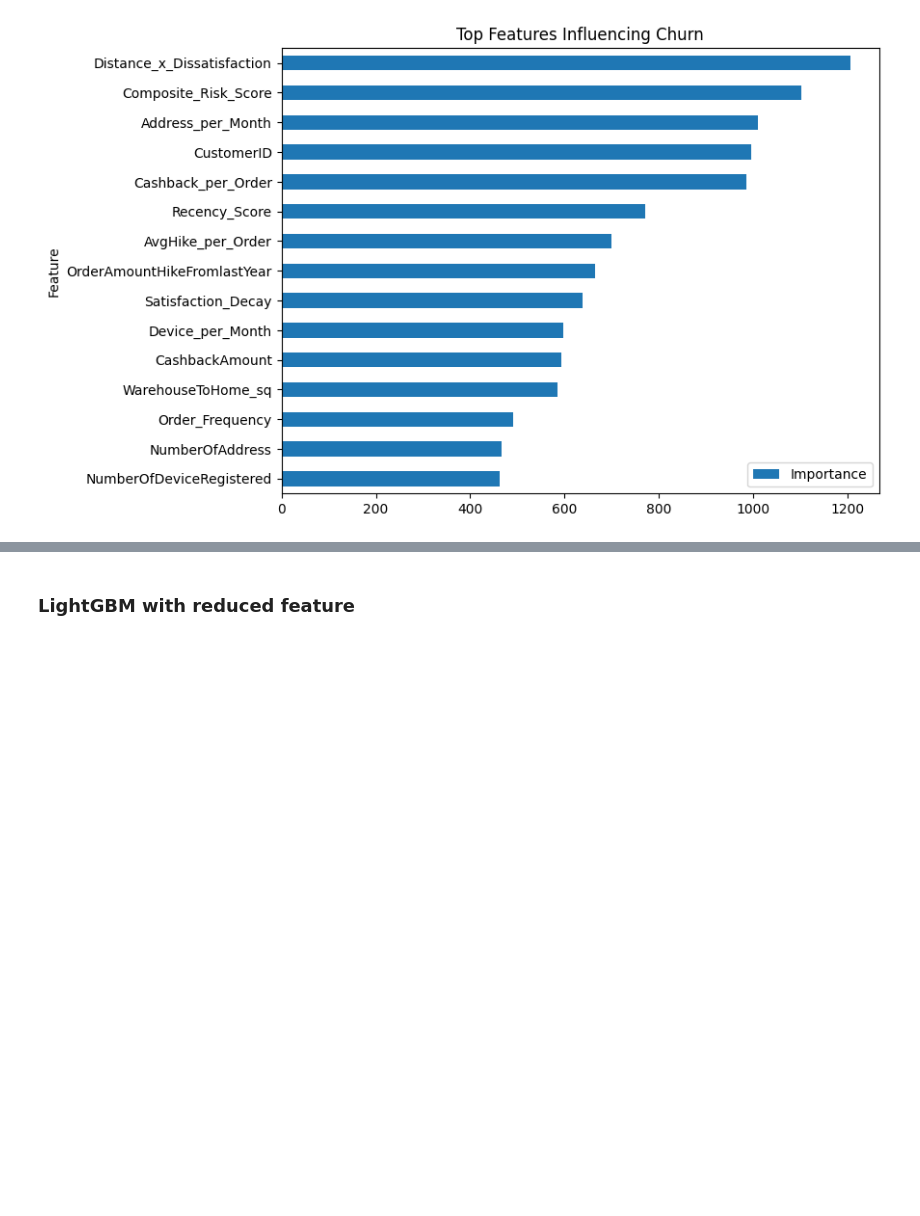
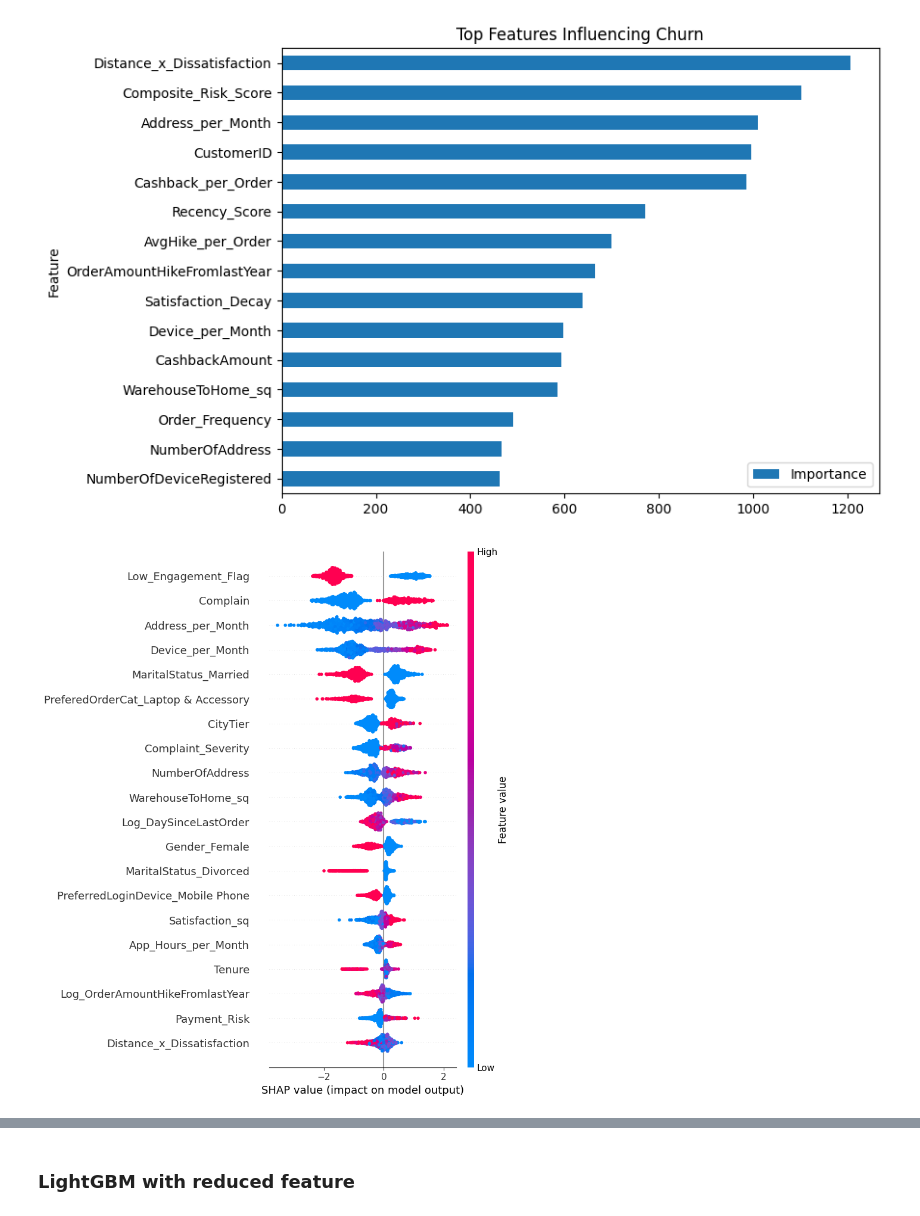
Before and after one commit to heokieee/bt4103-grp9, a Jupyter notebook: models.ipynb, the cells around one changed output, grey strips where cells are left out. Saved outputs shown, nothing was run; the diff lists cells and outputs as text; code cells hidden in the pictures; blank space fills up the shorter version.

```diff
--- a/models.ipynb
+++ b/models.ipynb
@@ -855,0 +856,11 @@ plt.show()
+# %%
+import shap
+import matplotlib.pyplot as plt
+
+explainer = shap.TreeExplainer(best_lgbm)
+
+shap_values = explainer.shap_values(X_test_encoded)
+
+shap.summary_plot(shap_values, X_test_encoded)
+# %% [output]
+[figure, added]
```
Also changed, not shown: parts of 9 cells of this notebook.
